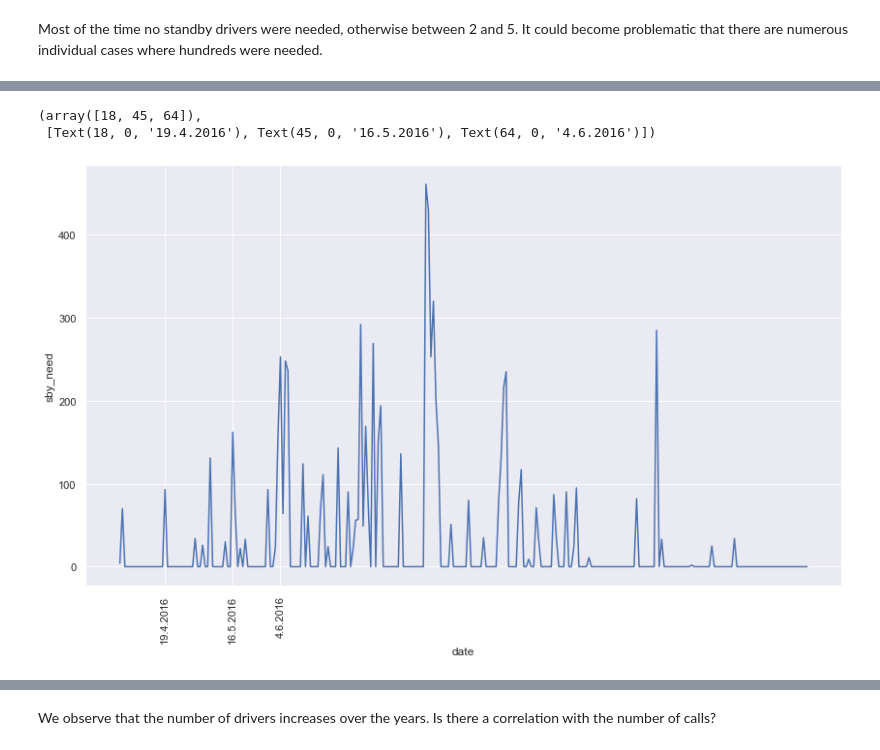
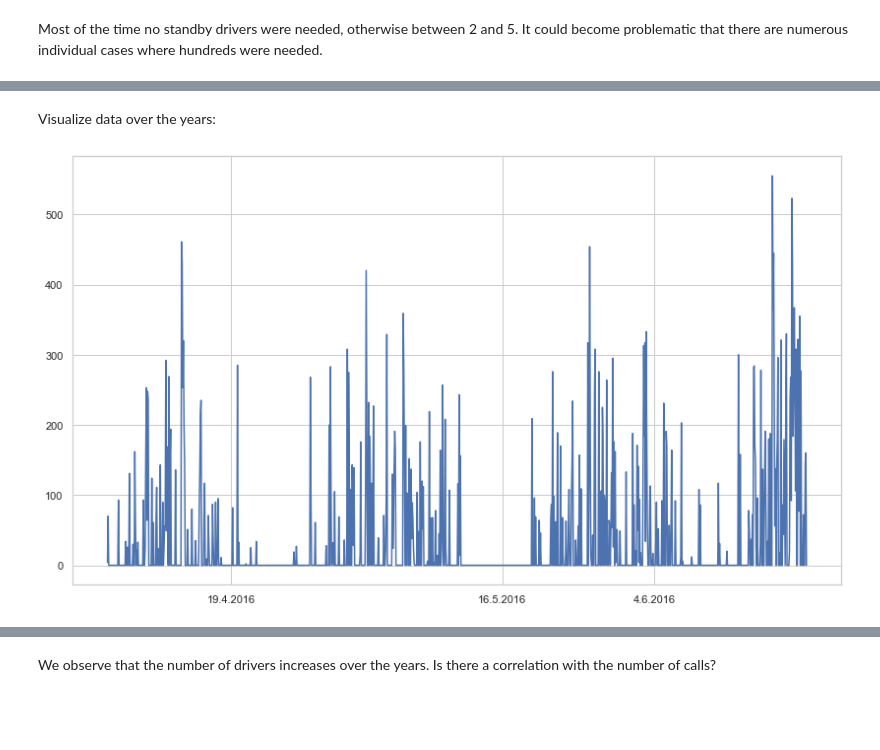
Before and after one commit to PandaKata/standby_duty_forecasting, a Jupyter notebook: notebooks/EDA.ipynb, the cells around one changed output, grey strips where cells are left out. Cells and saved outputs as stored; diff of their text form; code cells hidden in the pictures; blank space fills up the shorter version.

```diff
--- a/notebooks/EDA.ipynb
+++ b/notebooks/EDA.ipynb
@@ -70,15 +56,0 @@ Plotting a diagonal correlation heatmap:
-# %%
-sns.set_theme(style="dark")
-
-# Generate a mask for the upper triangle
-mask = np.triu(np.ones_like(corr, dtype=bool))
-
-# Set up the matplotlib figure
-f, ax = plt.subplots(figsize=(11, 9))
-
-# Generate a custom diverging colormap
-cmap = sns.diverging_palette(230, 20, as_cmap=True)
-
-# Draw the heatmap with the mask and correct aspect ratio
-sns.heatmap(corr, mask=mask, cmap=cmap, vmax=.3, center=0,
-            square=True, linewidths=.5, cbar_kws={"shrink": .5})
@@ -239,10 +168,8 @@ year2016.sort_values(by='sby_need', ascending=False, na_position='first').head(1
+# %% [markdown]
+Visualize data over the years:
 # %%
-sns.set(rc={'figure.figsize':(14,8)})
-
-sns.lineplot(x="date", y="sby_need", data=year2016)
-plt.xticks([18, 45, 64], ['19.4.2016', '16.5.2016', '4.6.2016'])
-plt.xticks(rotation=90)
+plt.plot(df.date, df.sby_need)
+plt.xticks([204, 650, 900], ['19.4.2016', '16.5.2016', '4.6.2016'])
+plt.show()
 # %% [output]
-(array([18, 45, 64]),
- [Text(18, 0, '19.4.2016'), Text(45, 0, '16.5.2016'), Text(64, 0, '4.6.2016')])
-[figure, old version]
+[figure, new version]
```
Also changed, not shown: parts of 37 cells of this notebook.
